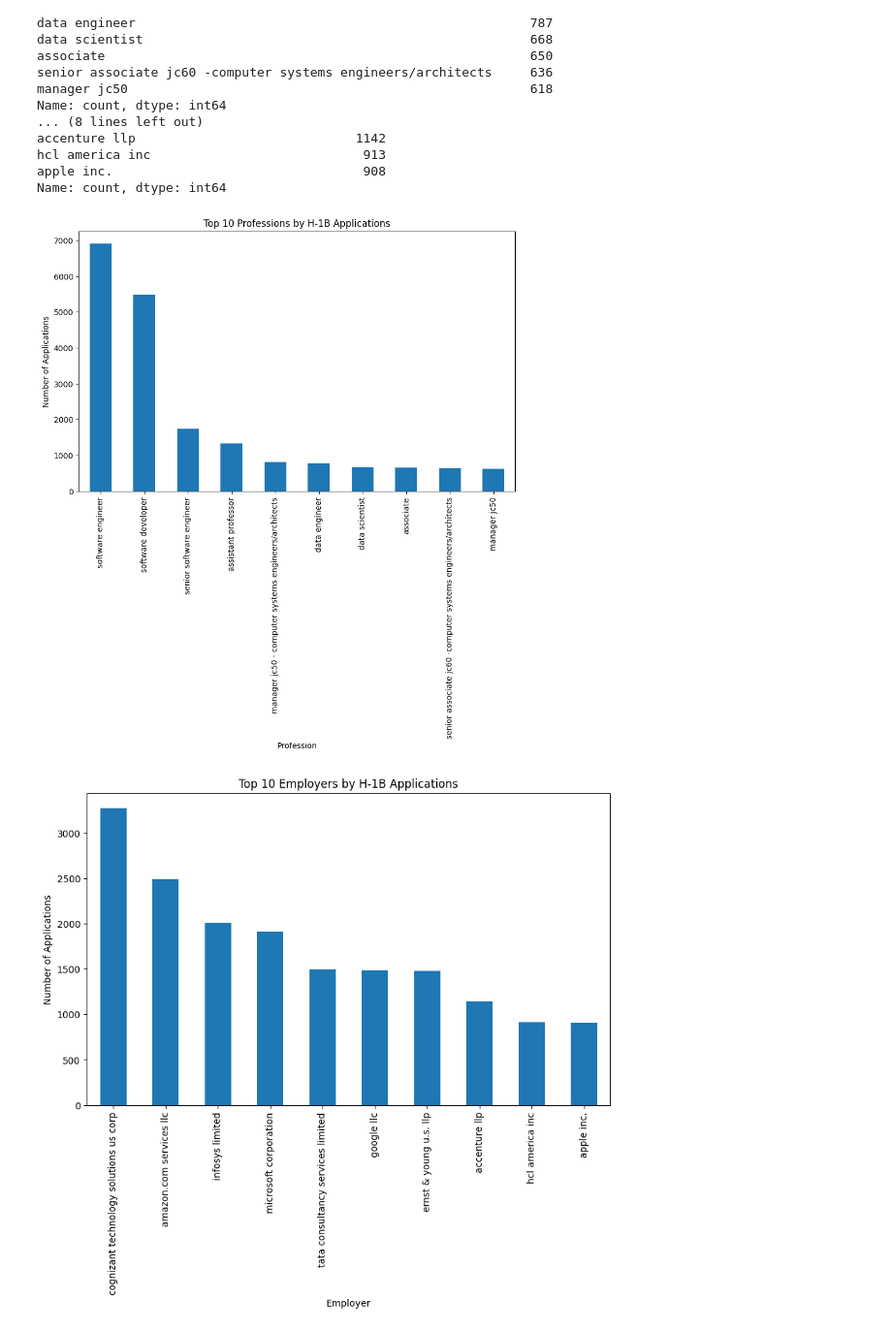
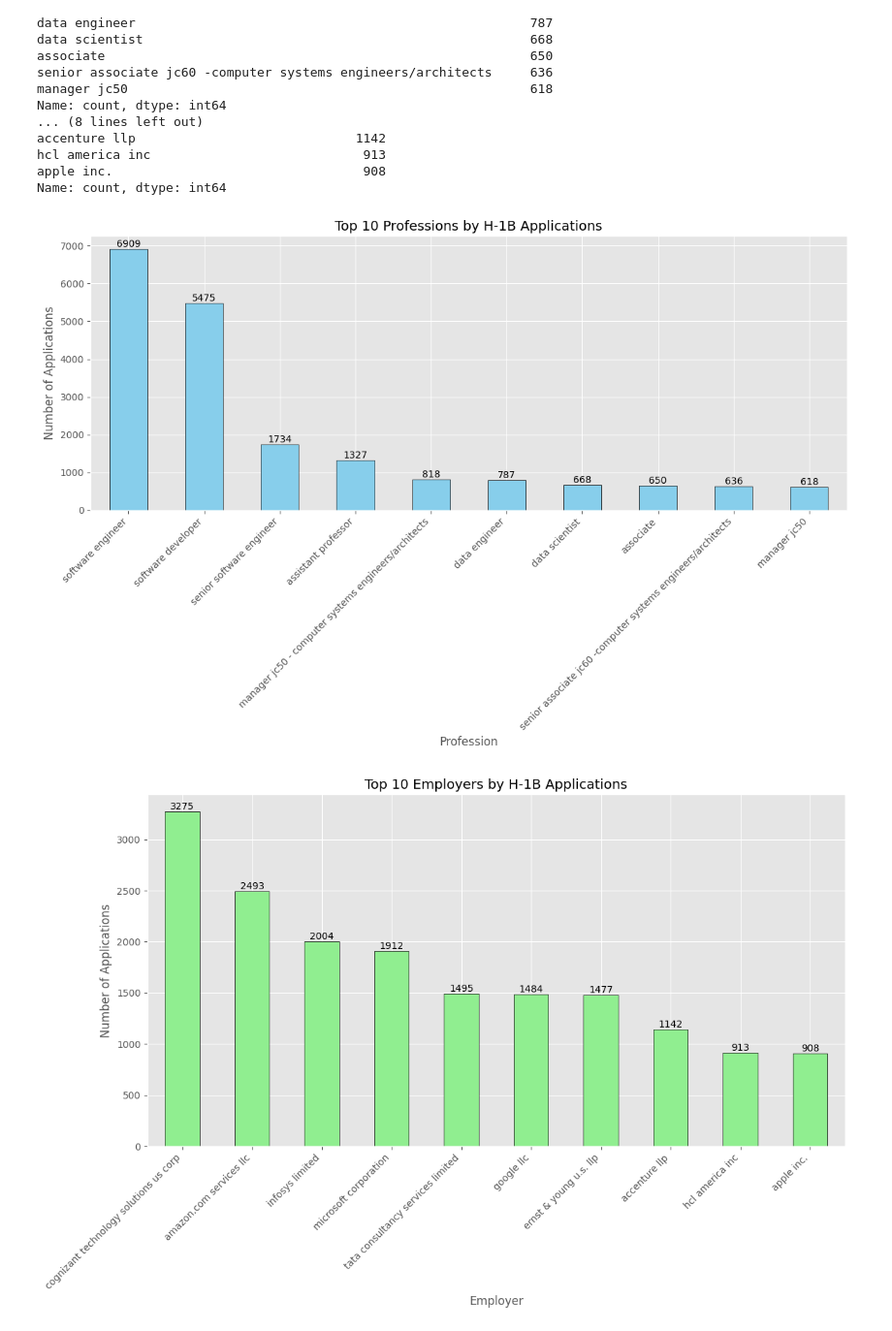
Before and after one commit to KartikThakkar1/Non-Immigrant-Visa-Analysis, a Jupyter notebook: h1b_curtis.ipynb, the cells around one changed output. Shown at 97% size. Drawn from its saved outputs; the diff is of its cells as text; code cells hidden in the pictures.

```diff
--- a/h1b_curtis.ipynb
+++ b/h1b_curtis.ipynb
@@ -90,13 +90,18 @@ Documents in the 'test_data' collection:
 # %%
 import pandas as pd
 
+# Load the dataset
 df = pd.read_csv('H1B_Data_FY2023_Q4.csv')
+
+# Convert all string data to lowercase to ensure consistency
 df = df.applymap(lambda x: x.lower() if isinstance(x, str) else x)
 
 # Define a function to categorize the case status
 def categorize_status(status):
-    if status in ['certified']:
+    if status == 'certified':
         return 'Approved'
+    elif status == 'certified - withdrawn':
+        return 'Not Approved'
     else:
         return 'Not Approved'
 
@@ -104,7 +109,8 @@ def categorize_status(status):
 df['Approval_Status'] = df['CASE_STATUS'].apply(categorize_status)
 
 # Calculate the approval rate
-approval_rate = df['Approval_Status'].value_counts(normalize=True)['Approved'] * 100
+approval_counts = df['Approval_Status'].value_counts(normalize=True)
+approval_rate = approval_counts.get('Approved', 0) * 100  # Get method avoids KeyError if 'Approved' is not present
 print(f'Approval Rate: {approval_rate:.2f}%')
 # %% [output]
 Approval Rate: 90.55%
@@ -165,20 +171,43 @@ apple inc.                                 908
 Name: count, dtype: int64
 # %%
 import matplotlib.pyplot as plt
+import numpy as np
 
-plt.figure(figsize=(10, 6))
-top_professions.plot(kind='bar')
-plt.xlabel('Profession')
-plt.ylabel('Number of Applications')
-plt.title('Top 10 Professions by H-1B Applications')
+# Assuming 'top_professions' and 'top_employers' are already defined DataFrames
+
+# Function to add labels on the bars
+def add_labels(ax):
+    for p in ax.patches:
+        ax.annotate(f'{int(p.get_height())}', (p.get_x() + p.get_width() / 2., p.get_height()),
+                    ha='center', va='center', fontsize=10, color='black', xytext=(0, 5),
+                    textcoords='offset points')
+
+# Set the style
+plt.style.use('ggplot')
+
+# Plot for top professions
+plt.figure(figsize=(12, 8))
+ax1 = top_professions.plot(kind='bar', color='skyblue', edgecolor='black')
+plt.xlabel('Profession', fontsize=12)
+plt.ylabel('Number of Applications', fontsize=12)
+plt.title('Top 10 Professions by H-1B Applications', fontsize=14)
+plt.xticks(rotation=45, ha='right', fontsize=10)
+plt.yticks(fontsize=10)
+add_labels(ax1)
+plt.tight_layout()  # Adjust layout to make room for the rotated x-axis labels
 plt.show()
 
-plt.figure(figsize=(10, 6))
-top_employers.plot(kind='bar')
-plt.xlabel('Employer')
-plt.ylabel('Number of Applications')
-plt.title('Top 10 Employers by H-1B Applications')
+# Plot for top employers
+plt.figure(figsize=(12, 8))
+ax2 = top_employers.plot(kind='bar', color='lightgreen', edgecolor='black')
+plt.xlabel('Employer', fontsize=12)
+plt.ylabel('Number of Applications', fontsize=12)
+plt.title('Top 10 Employers by H-1B Applications', fontsize=14)
+plt.xticks(rotation=45, ha='right', fontsize=10)
+plt.yticks(fontsize=10)
+add_labels(ax2)
+plt.tight_layout()
 plt.show()
 # %% [output]
-[figure, old version]
+[figure, new version]
-[figure, old version]
+[figure, new version]
```
Also changed, not shown: parts of 6 cells of this notebook, 5 other files.
